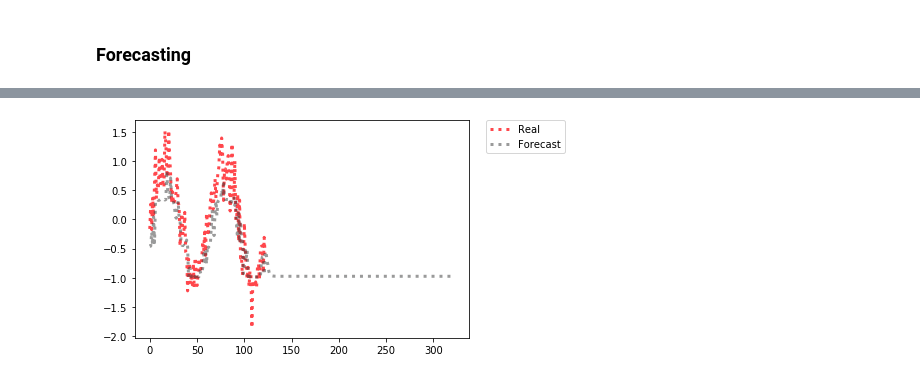
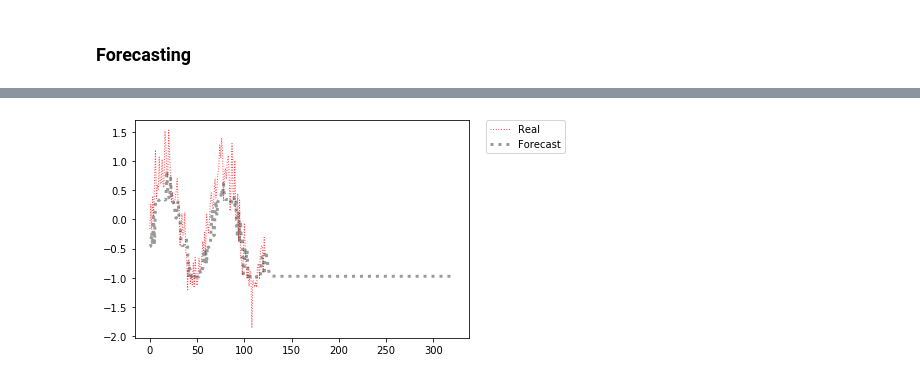
Before and after one commit to LeonVillanueva/CoLab, a Jupyter notebook: Google_CoLab_RNN_GRU_LSTM.ipynb, the cells around one changed output, grey strips where cells are left out. Drawn from its saved outputs; the diff is of its cells as text; code cells hidden in the pictures.

```diff
--- a/Google_CoLab_RNN_GRU_LSTM.ipynb
+++ b/Google_CoLab_RNN_GRU_LSTM.ipynb
@@ -132,9 +126,9 @@ y_hats
 forecast = model.predict(X_test).reshape(1,-1).tolist()[0]
 forecast = forecast + y_hats
 # %%
-plt.plot(y_test, color='#ff474c', label='Real', linewidth=3, linestyle=':')
+plt.plot(y_test, color='#ff474c', label='Real', linewidth=1, linestyle=':')
 plt.plot(forecast, color='#363737', label='Forecast', linewidth=3, linestyle=':', alpha=0.5)
 plt.legend(bbox_to_anchor=(1.05, 1), loc='upper left', borderaxespad=0.)
 plt.show()
 # %% [output]
-[figure, old version]
+[figure, new version]
```
Also changed, not shown: parts of 3 cells of this notebook.
